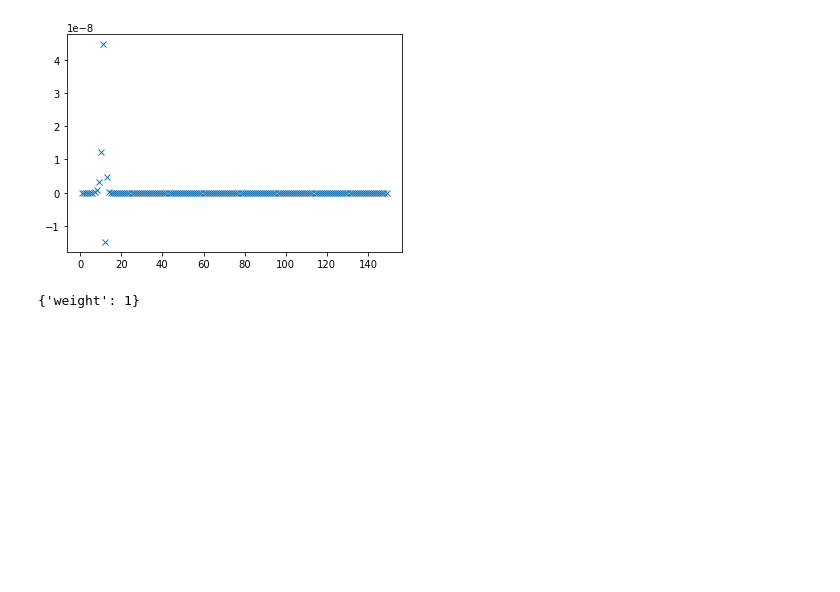
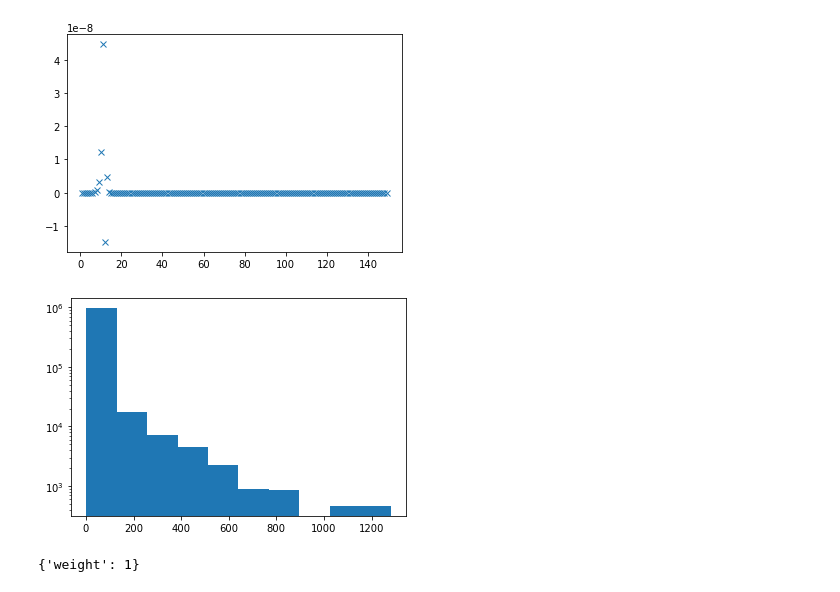
Before and after one commit to Dellapino/MSci-Project, a Jupyter notebook: testing notebook import.ipynb, the cells around one changed output. Cells and saved outputs as stored; diff of their text form; code cells hidden in the pictures; blank space fills up the shorter version.

```diff
--- a/testing notebook import.ipynb
+++ b/testing notebook import.ipynb
@@ -1154,3 +1065,18 @@ def custom_normal(x, avg, std, skew, kurt):
+# %%
+# There is potential in this approach but limits the distirubiton to upper and
+# lower bound of the histogram data which is not what we want, also any bins
+# with zero will influence final resutls, this is useful for prototyping however
+
+import scipy.stats as sps
+import matplotlib.pyplot as plt
+
+d, w = analyse_graph(G)
+histogram = (bins, edges) = np.histogram(w, bins = 50)
+wdist = sps.rv_histogram(histogram)
+vals, _, _ = plt.hist(wdist.rvs(size = 1000000))
+plt.yscale('log')
+# %% [output]
+[figure, added]
 # %%
 # need to make configuration model from scratch
 
```
Also changed, not shown: parts of 4 cells of this notebook, 2 other files.
